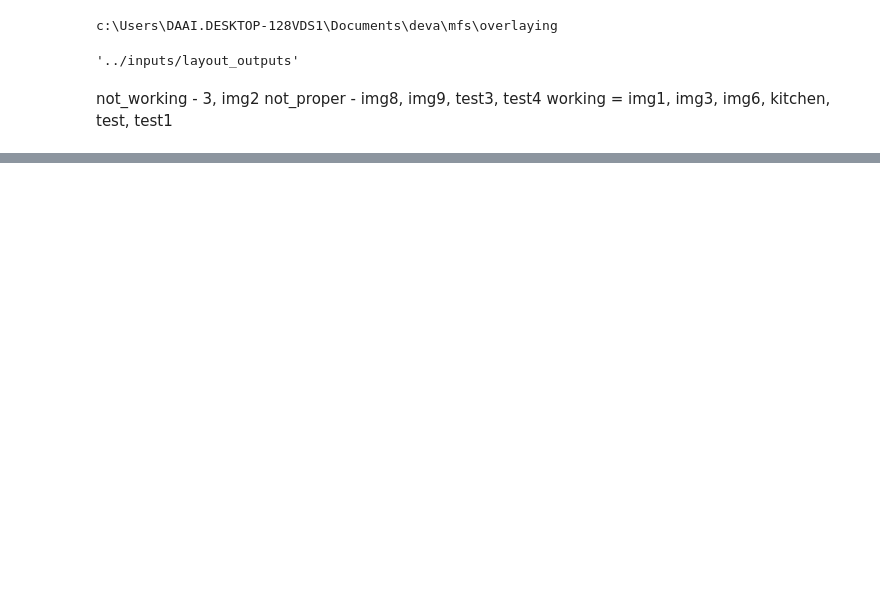
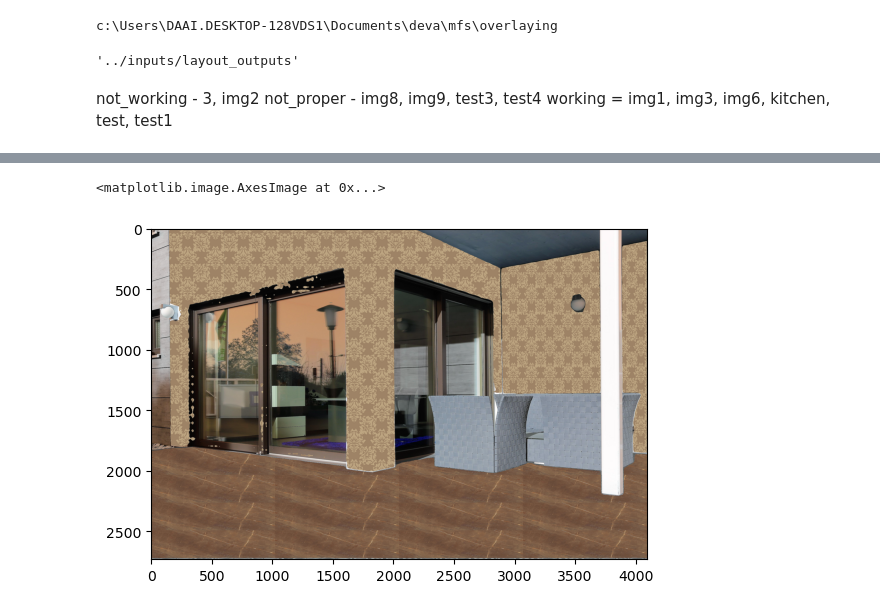
Before and after one commit to Karan-00-11/mfs, a Jupyter notebook: overlaying/overlayer.ipynb, the cells around one changed output, grey strips where cells are left out. Saved outputs shown, nothing was run; the diff lists cells and outputs as text; code cells hidden in the pictures; blank space fills up the shorter version.

```diff
--- a/overlaying/overlayer.ipynb
+++ b/overlaying/overlayer.ipynb
@@ -373,0 +391,5 @@ plt.imshow(final_out)
+# %%
+plt.imshow(sharpened)
+# %% [output]
+<matplotlib.image.AxesImage at 0x...>
+[figure, added]
```
Also changed, not shown: parts of 5 cells of this notebook, 6 other files.
